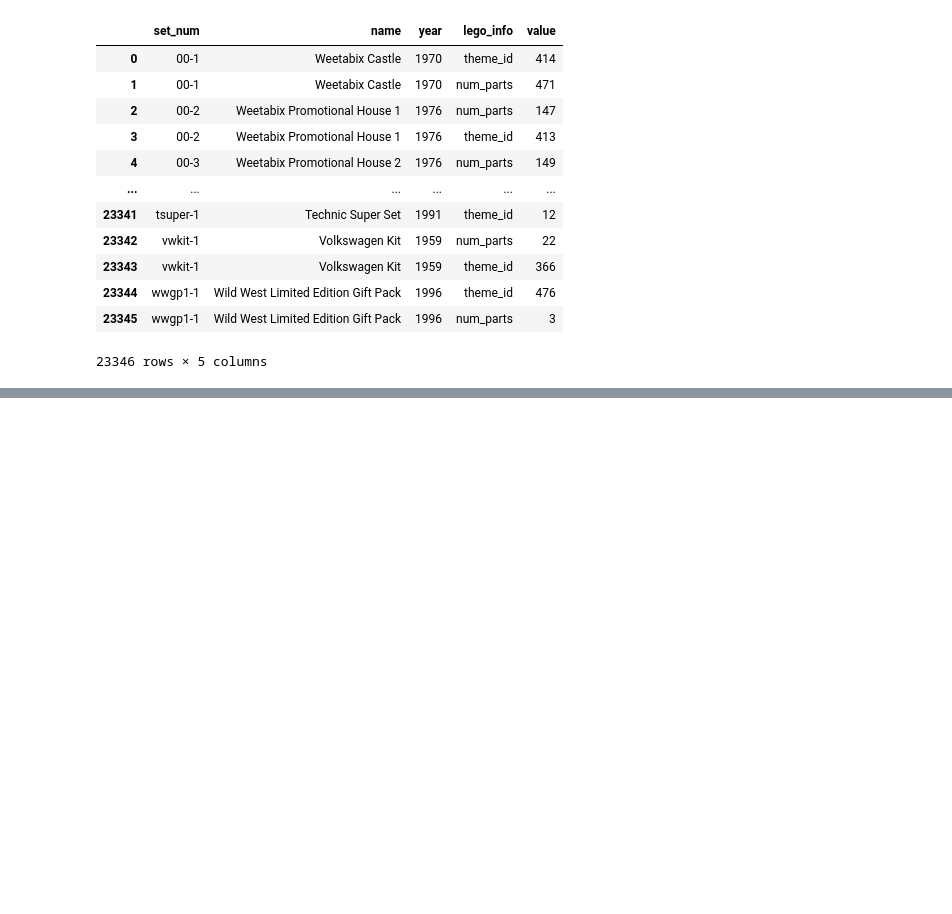
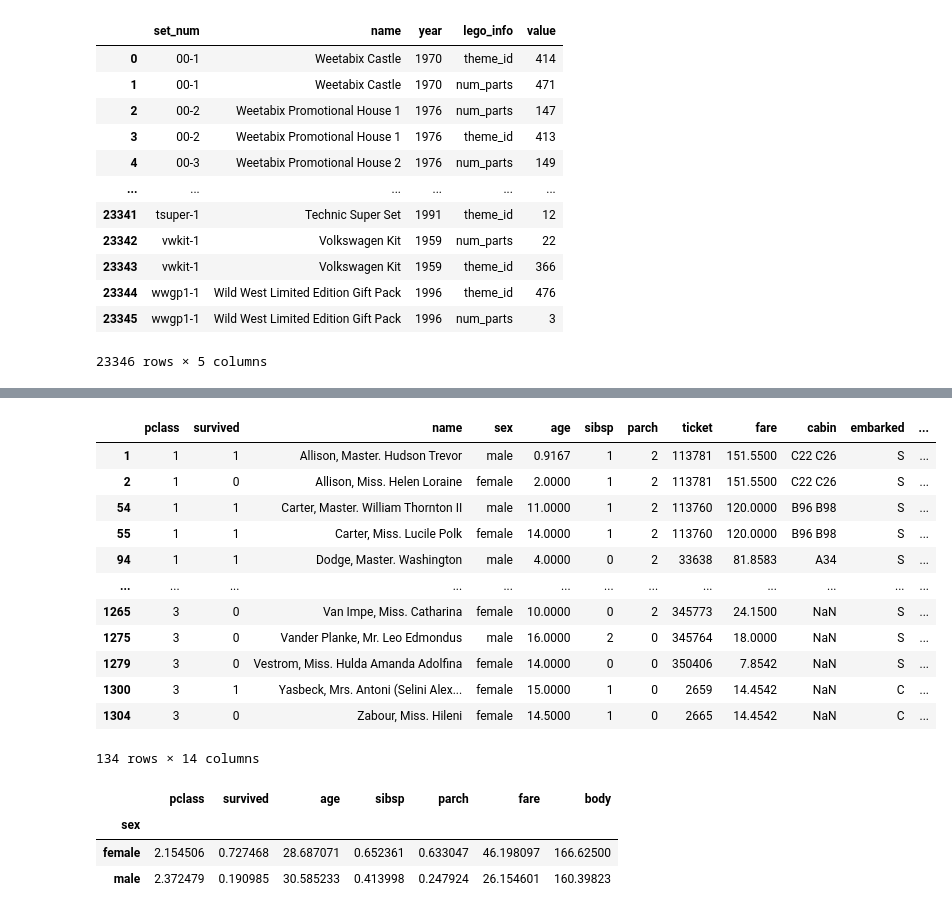
Before and after one commit to AsdWaring/Python_Practice, a Jupyter notebook: assignment2.ipynb, the cells around one changed output, grey strips where cells are left out. Drawn from its saved outputs; the diff is of its cells as text; code cells hidden in the pictures; blank space fills up the shorter version.

```diff
--- a/assignment2.ipynb
+++ b/assignment2.ipynb
@@ -549,0 +583,25 @@ lego
+# %%
+first_class_pass = titanic_df[titanic_df['age']<=16]
+first_class_pass
+# %% [output]
+|  | pclass | survived | name | sex | age | sibsp | parch | ticket | fare | cabin | embarked | ... |
+| 1 | 1 | 1 | Allison, Master. Hudson Trevor | male | 0.9167 | 1 | 2 | 113781 | 151.5500 | C22 C26 | S | ... |
+| 2 | 1 | 0 | Allison, Miss. Helen Loraine | female | 2.0000 | 1 | 2 | 113781 | 151.5500 | C22 C26 | S | ... |
+| 54 | 1 | 1 | Carter, Master. William Thornton II | male | 11.0000 | 1 | 2 | 113760 | 120.0000 | B96 B98 | S | ... |
+| 55 | 1 | 1 | Carter, Miss. Lucile Polk | female | 14.0000 | 1 | 2 | 113760 | 120.0000 | B96 B98 | S | ... |
+| 94 | 1 | 1 | Dodge, Master. Washington | male | 4.0000 | 0 | 2 | 33638 | 81.8583 | A34 | S | ... |
+| ... | ... | ... | ... | ... | ... | ... | ... | ... | ... | ... | ... | ... |
+| 1265 | 3 | 0 | Van Impe, Miss. Catharina | female | 10.0000 | 0 | 2 | 345773 | 24.1500 | NaN | S | ... |
+| 1275 | 3 | 0 | Vander Planke, Mr. Leo Edmondus | male | 16.0000 | 2 | 0 | 345764 | 18.0000 | NaN | S | ... |
+| 1279 | 3 | 0 | Vestrom, Miss. Hulda Amanda Adolfina | female | 14.0000 | 0 | 0 | 350406 | 7.8542 | NaN | S | ... |
+| 1300 | 3 | 1 | Yasbeck, Mrs. Antoni (Selini Alex... | female | 15.0000 | 1 | 0 | 2659 | 14.4542 | NaN | C | ... |
+| 1304 | 3 | 0 | Zabour, Miss. Hileni | female | 14.5000 | 1 | 0 | 2665 | 14.4542 | NaN | C | ... |
+134 rows × 14 columns
+# %%
+titanic_sex_mean = titanic_df.groupby(by='sex').mean()
+titanic_sex_mean
+# %% [output]
+|  | pclass | survived | age | sibsp | parch | fare | body |
+| sex |  |  |  |  |  |  |  |
+| female | 2.154506 | 0.727468 | 28.687071 | 0.652361 | 0.633047 | 46.198097 | 166.62500 |
+| male | 2.372479 | 0.190985 | 30.585233 | 0.413998 | 0.247924 | 26.154601 | 160.39823 |
```
Also changed, not shown: parts of 3 cells of this notebook.
